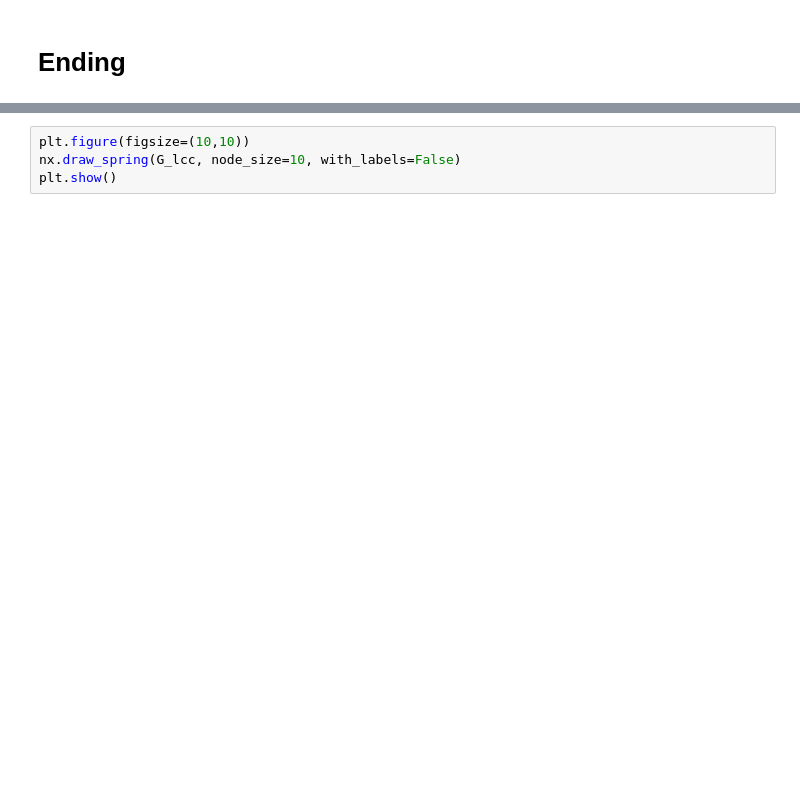
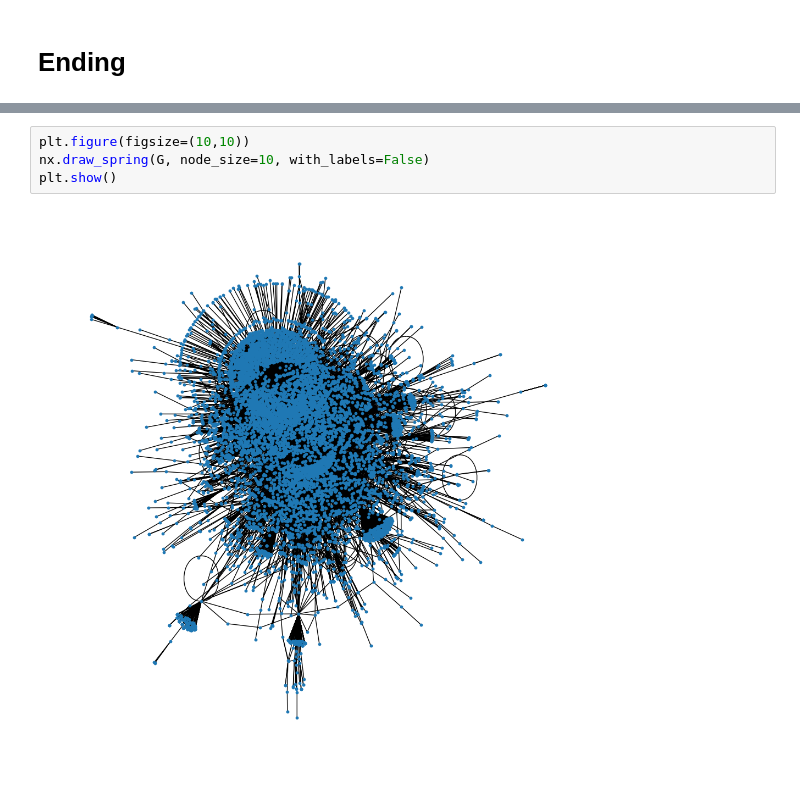
Before and after one commit to AlessandroGhiotto/WSA-AoT, a Jupyter notebook: notebooks/2_topologycal_analysis.ipynb, the cells around one changed output, grey strips where cells are left out. Drawn from its saved outputs; the diff is of its cells as text; blank space fills up the shorter version.

```diff
--- a/notebooks/2_topologycal_analysis.ipynb
+++ b/notebooks/2_topologycal_analysis.ipynb
@@ -138,4 +158,6 @@ print(f"Size of the largest connected component: {G_lcc.number_of_nodes()} nodes
 # %%
 plt.figure(figsize=(10,10))
-nx.draw_spring(G_lcc, node_size=10, with_labels=False)
+nx.draw_spring(G, node_size=10, with_labels=False)
 plt.show()
+# %% [output]
+[figure, added]
```
Also changed, not shown: parts of 14 cells of this notebook, 2 other files.
